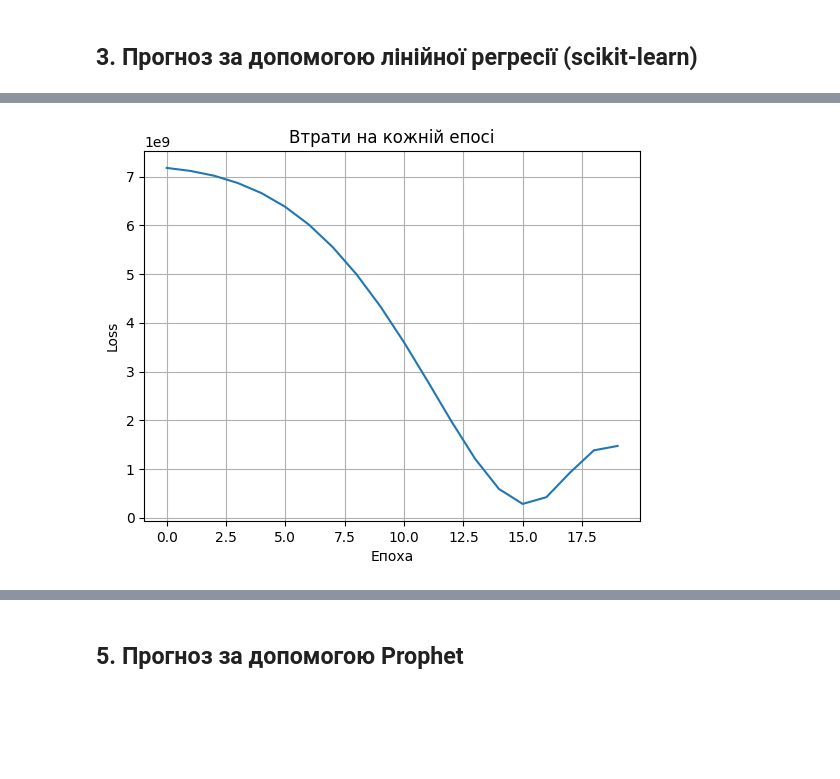
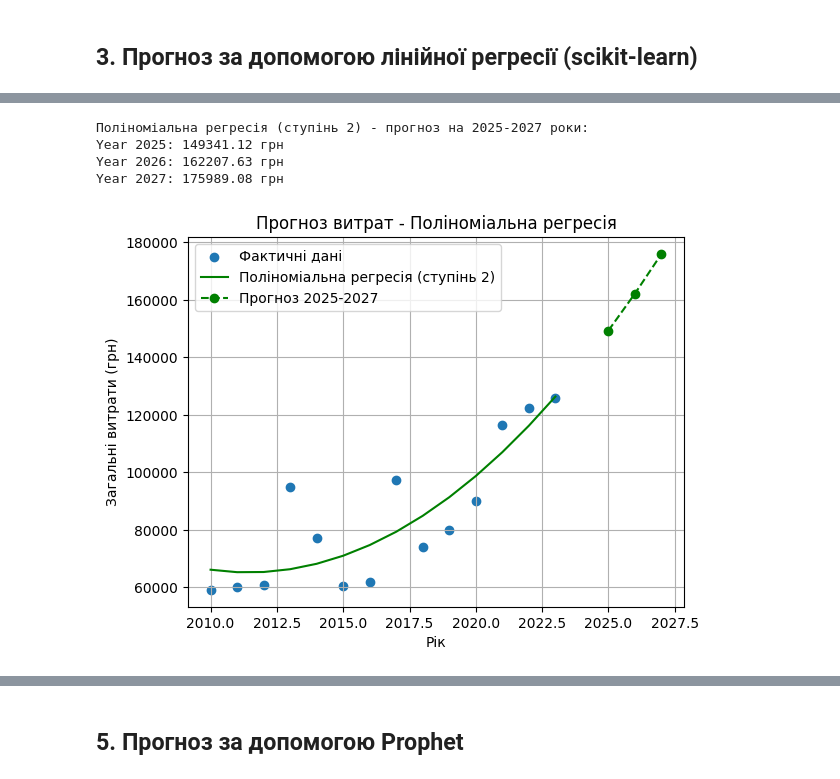
Before and after one commit to DenkoProg/labs, a Jupyter notebook: university/data-modelling/predictive-analysis/notebook.ipynb, the cells around one changed output, grey strips where cells are left out. Cells and saved outputs as stored; diff of their text form; code cells hidden in the pictures; blank space fills up the shorter version.

Commit message:
university: data modelling lab 5 with new data

```diff
--- a/university/data-modelling/predictive-analysis/notebook.ipynb
+++ b/university/data-modelling/predictive-analysis/notebook.ipynb
@@ -69,65 +73,45 @@ Year 2027: 101108.02 грн
 # %%
-import torch
-import torch.nn as nn
+from sklearn.preprocessing import PolynomialFeatures
+from sklearn.linear_model import LinearRegression
 import matplotlib.pyplot as plt
+import pandas as pd
 import numpy as np
 from sklearn.metrics import mean_absolute_error, mean_squared_error
 
+poly = PolynomialFeatures(degree=2)
+X_poly = poly.fit_transform(X)
 
-class Net(nn.Module):
-    def __init__(self):
-        super(Net, self).__init__()
-        self.fc1 = nn.Linear(1, 128)
-        self.fc2 = nn.Linear(128, 64)
-        self.fc3 = nn.Linear(64, 32)
-        self.fc4 = nn.Linear(32, 1)
+poly_model = LinearRegression()
+poly_model.fit(X_poly, y)
 
-    def forward(self, x):
-        x = torch.relu(self.fc1(x))
-        x = torch.relu(self.fc2(x))
-        x = torch.relu(self.fc3(x))
-        return self.fc4(x)
+y_pred = poly_model.predict(X_poly)
 
+future_years = np.array([[2025], [2026], [2027]])
+future_years_poly = poly.transform(future_years)
+future_predictions = poly_model.predict(future_years_poly)
 
-X_torch = torch.tensor(X, dtype=torch.float32)
-y_torch = torch.tensor(y, dtype=torch.float32).view(-1, 1)
+print("\nПоліноміальна регресія (ступінь 2) - прогноз на 2025-2027 роки:")
+for year, pred in zip(future_years.flatten(), future_predictions):
+    print(f"Year {year}: {round(pred, 2)} грн")
 
-model = Net()
-optimizer = torch.optim.Adam(model.parameters(), lr=0.01)
-loss_fn = nn.MSELoss()
-
-epochs = 20
-losses = []
-
-for epoch in range(epochs):
-    optimizer.zero_grad()
-    output = model(X_torch)
-    loss = loss_fn(output, y_torch)
-    loss.backward()
-    optimizer.step()
-
-    losses.append(loss.item())
-
-plt.plot(losses)
-plt.title("Втрати на кожній епосі")
-plt.xlabel("Епоха")
-plt.ylabel("Loss")
+plt.scatter(X, y, label="Фактичні дані")
+plt.plot(X, y_pred, color="green", label="Поліноміальна регресія (ступінь 2)")
+plt.plot(future_years, future_predictions, "go--", label="Прогноз 2025-2027")
+plt.xlabel("Рік")
+plt.ylabel("Загальні витрати (грн)")
+plt.title("Прогноз витрат - Поліноміальна регресія")
+plt.legend()
 plt.grid()
 plt.show()
 
-train_preds = model(X_torch).detach().numpy()
+mae = mean_absolute_error(y, y_pred)
+rmse = np.sqrt(mean_squared_error(y, y_pred))
 
-mae = mean_absolute_error(y, train_preds)
-rmse = np.sqrt(mean_squared_error(y, train_preds))
-
-print(f"\nMAE на навчальних даних: {round(mae, 2)}")
-print(f"RMSE на навчальних даних: {round(rmse, 2)}")
-
-future_years_torch = torch.tensor(future_years, dtype=torch.float32)
-nn_predictions = model(future_years_torch).detach().numpy().flatten()
-
-print("\nПрогноз нейронної мережі на 2025-2027 роки:")
-for year, pred in zip(future_years.flatten(), nn_predictions):
-    print(f"Year {year}: {round(pred, 2)} грн")
+print(f"\nПоліноміальна регресія - MAE на навчальних даних: {round(mae, 2)}")
+print(f"Поліноміальна регресія - RMSE на навчальних даних: {round(rmse, 2)}")
 # %% [output]
+Поліноміальна регресія (ступінь 2) - прогноз на 2025-2027 роки:
+Year 2025: 149341.12 грн
+Year 2026: 162207.63 грн
+Year 2027: 175989.08 грн
-[figure, old version]
+[figure, new version]
```
Also changed, not shown: parts of 8 cells of this notebook, 1 other file.
